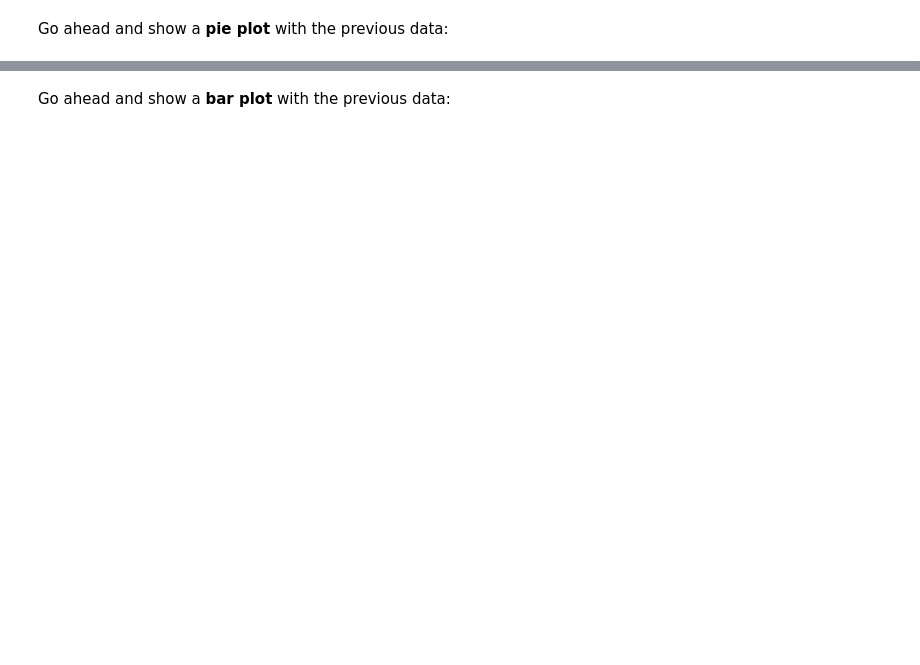
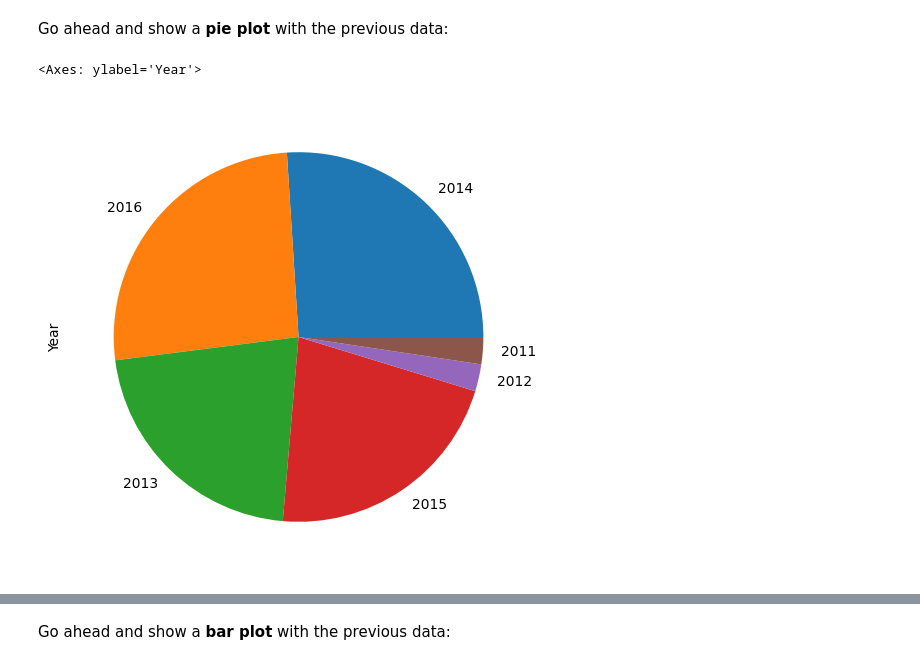
Before and after one commit to nila-novita/FreeCodeCamp-Pandas-Real-Life-Example, a Jupyter notebook: Exercises_1.ipynb, the cells around one changed output, grey strips where cells are left out. Cells and saved outputs as stored; diff of their text form; code cells hidden in the pictures; blank space fills up the shorter version.

```diff
--- a/Exercises_1.ipynb
+++ b/Exercises_1.ipynb
@@ -105,6 +126,10 @@ sales['Year'].value_counts()
 Go ahead and show a <b>pie plot</b> with the previous data:
 # %%
 # your code goes here
+sales.Year.value_counts().plot(kind = 'pie', figsize = (6,6))
+# %% [output]
+<Axes: ylabel='Year'>
+[figure, added]
 # %%
 sales['Year'].value_counts().plot(kind='pie', figsize=(6,6))
 # %% [markdown]
```
Also changed, not shown: parts of 7 cells of this notebook.
